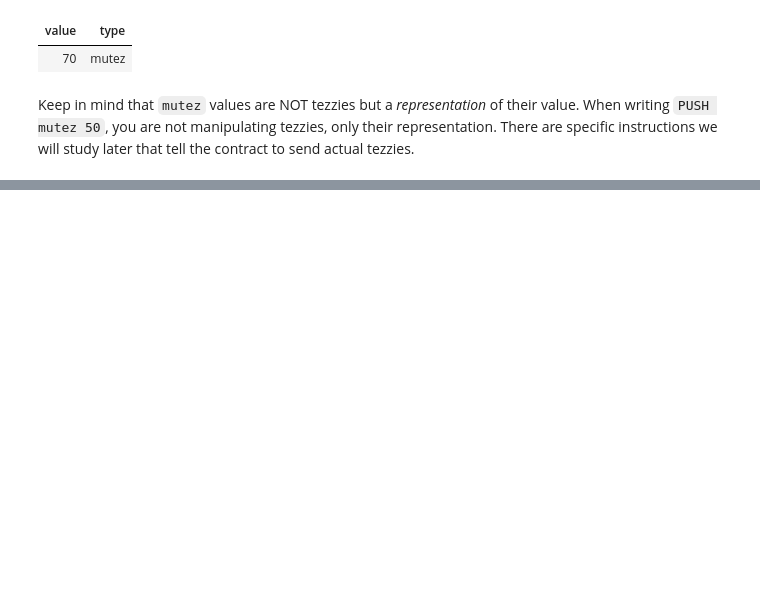
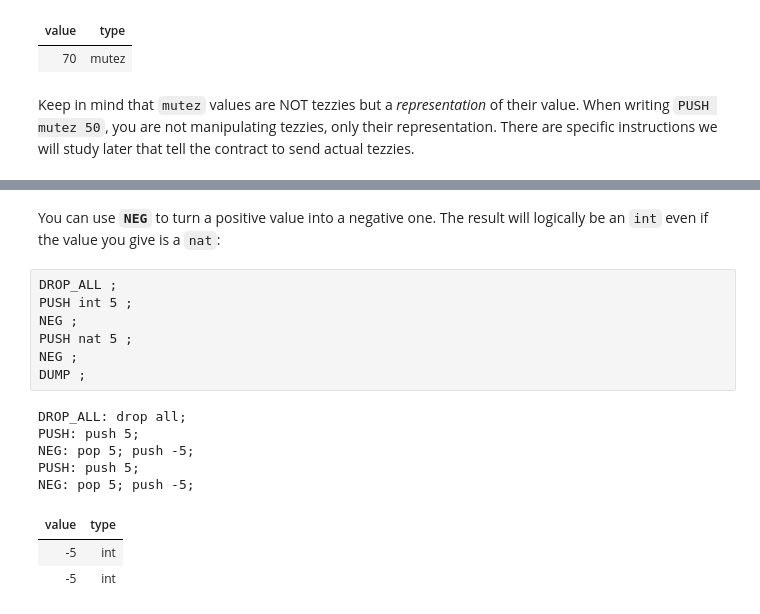
Before and after one commit to baking-bad/michelson-labs, a Jupyter notebook: notebooks/Chapter four/Chapter four - Arithmetic operations and options.ipynb, the cells around one changed output, grey strips where cells are left out. Cells and saved outputs as stored; diff of their text form; blank space fills up the shorter version.

```diff
--- a/notebooks/Chapter four/Chapter four - Arithmetic operations and options.ipynb
+++ b/notebooks/Chapter four/Chapter four - Arithmetic operations and options.ipynb
@@ -115,0 +358,18 @@ Keep in mind that `mutez` values are NOT tezzies but a *representation* of their
+# %% [markdown]
+You can use **`NEG`** to turn a positive value into a negative one. The result will logically be an `int` even if the value you give is a `nat`:
+# %%
+DROP_ALL ;
+PUSH int 5 ;
+NEG ;
+PUSH nat 5 ;
+NEG ;
+DUMP ;
+# %% [output]
+DROP_ALL: drop all;
+PUSH: push 5;
+NEG: pop 5; push -5;
+PUSH: push 5;
+NEG: pop 5; push -5;
+| value | type |
+| -5 | int |
+| -5 | int |
```
Also changed, not shown: parts of 43 cells of this notebook, 1 other file.
